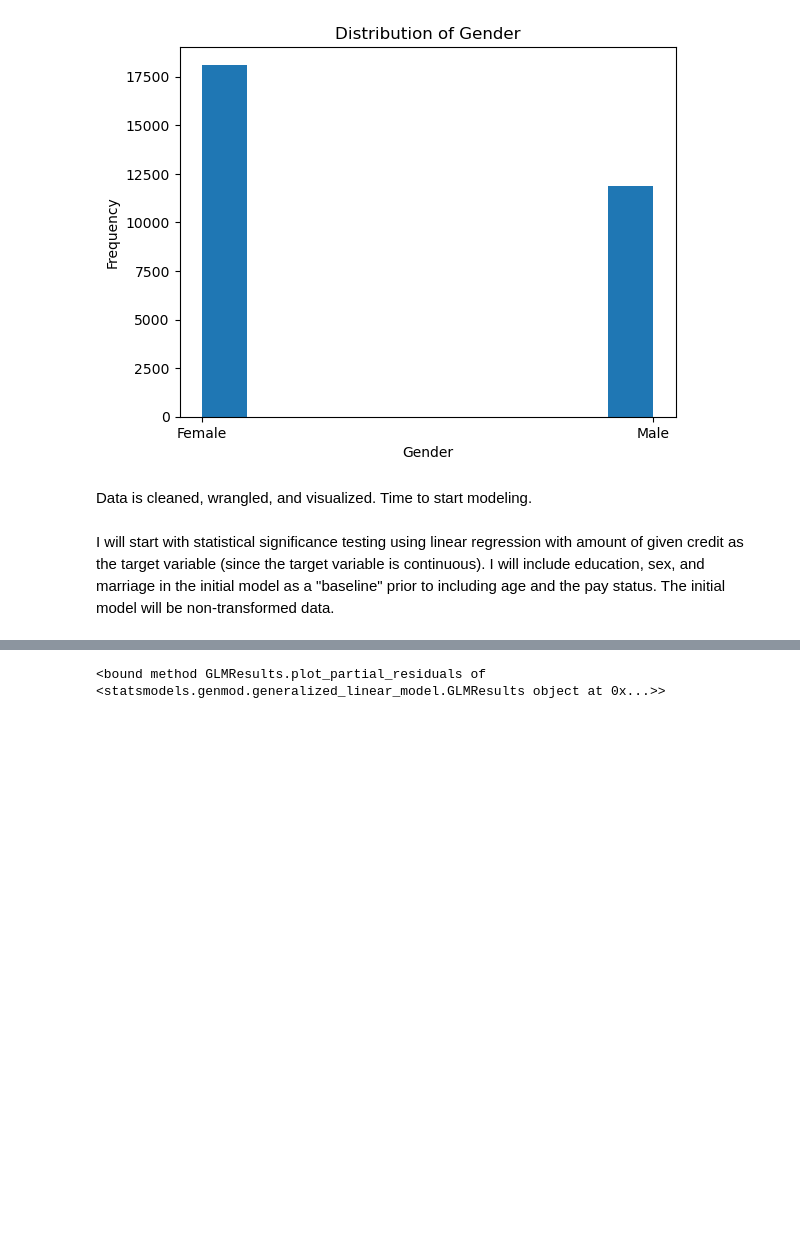
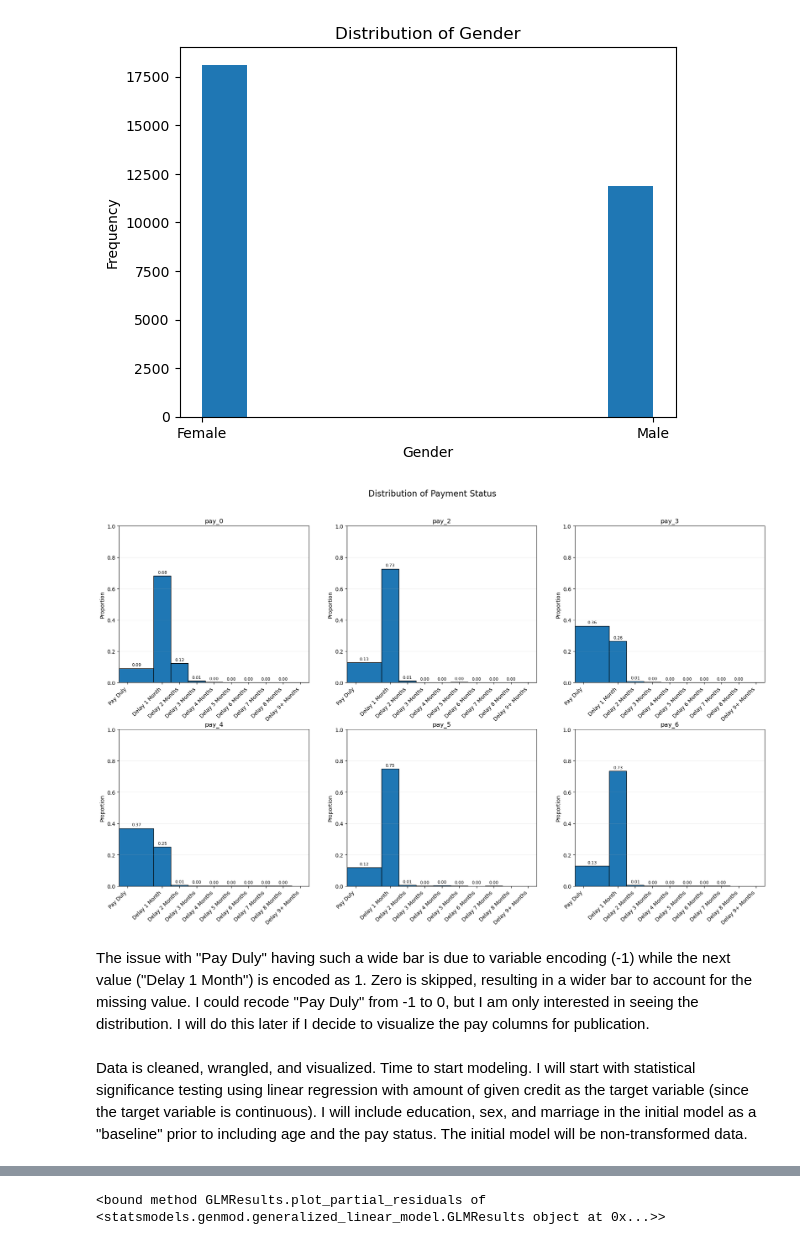
Before and after one commit to chrislagamba/Python-Data-Analysis, a Jupyter notebook: Credit Card Default - Taiwan/credit_card_default_taiwan.ipynb, the cells around one changed output, grey strips where cells are left out. Saved outputs shown, nothing was run; the diff lists cells and outputs as text; code cells hidden in the pictures; blank space fills up the shorter version.

Commit message:
Modeling of individual features complete

```diff
--- a/Credit Card Default - Taiwan/credit_card_default_taiwan.ipynb
+++ b/Credit Card Default - Taiwan/credit_card_default_taiwan.ipynb
@@ -471,7 +468,55 @@ plt.
+# %%
+# Define payment columns and categories
+pay_order = [-1, 1, 2, 3, 4, 5, 6, 7, 8, 9]
+pay_labels = ['Pay Duly', 'Delay 1 Month', 'Delay 2 Months', 'Delay 3 Months',
+              'Delay 4 Months', 'Delay 5 Months', 'Delay 6 Months',
+              'Delay 7 Months', 'Delay 8 Months', 'Delay 9+ Months']
+
+# Create figure with overall title
+plt.figure(figsize=(18, 12))
+plt.suptitle("Distribution of Payment Status", fontsize=16, y=0.98)
+
+# Create bin edges that match payment categories
+bin_edges = [x - 0.5 for x in pay_order] + [pay_order[-1] + 0.5]  # Shift edges by 0.5
+
+# Plot each payment column
+for i, col in enumerate(pay_cols, 1):
+    plt.subplot(2, 3, i)
+
+    # Create histogram with perfectly aligned bins
+    n, bins, patches = plt.hist(credit[col],
+                                bins=bin_edges,
+                                edgecolor='black',
+                                density=True,  # Normalize to proportion
+                                align='mid')
+
+    # Calculate bin centers for label positioning
+    bin_centers = (bins[:-1] + bins[1:]) / 2
+
+    # Add value labels on top of bars
+    for count, x in zip(n, bin_centers):
+        if count > 0:
+            plt.text(x, count + 0.01, f'{count:.2f}',
+                     ha='center', va='bottom', fontsize=8)
+
+    # Formatting
+    plt.title(col, fontsize=12)
+    plt.xticks(pay_order, pay_labels, rotation=45, ha='right')
+    plt.ylabel('Proportion')
+    plt.xlim(bin_edges[0], bin_edges[-1])  # Set limits to match bins
+    plt.ylim(0, 1)
+    plt.grid(axis='y', alpha=0.2)
+
+# Adjust layout and spacing
+plt.tight_layout(rect=[0, 0, 1, 0.96])  # Make room for suptitle
+plt.subplots_adjust(hspace=0.3, wspace=0.2)  # Extra spacing between plots
+plt.show()
+# %% [output]
+[figure, added]
+# %% [markdown]
+The issue with "Pay Duly" having such a wide bar is due to variable encoding (-1) while the next value ("Delay 1 Month") is encoded as 1. Zero is skipped, resulting in a wider bar to account for the missing value. I could recode "Pay Duly" from -1 to 0, but I am only interested in seeing the distribution. I will do this later if I decide to visualize the pay columns for publication.
 # %% [markdown]
-Data is cleaned, wrangled, and visualized. Time to start modeling.
+Data is cleaned, wrangled, and visualized. Time to start modeling. I will start with statistical significance testing using linear regression with amount of given credit as the target variable (since the target variable is continuous). I will include education, sex, and marriage in the initial model as a "baseline" prior to including age and the pay status. The initial model will be non-transformed data.
-# %% [markdown]
-I will start with statistical significance testing using linear regression with amount of given credit as the target variable (since the target variable is continuous). I will include education, sex, and marriage in the initial model as a "baseline" prior to including age and the pay status. The initial model will be non-transformed data.
 # %%
 # Create the formula for the model
 formula = 'limit_bal ~ sex + education + marriage'
```
Also changed, not shown: parts of 37 cells of this notebook.
